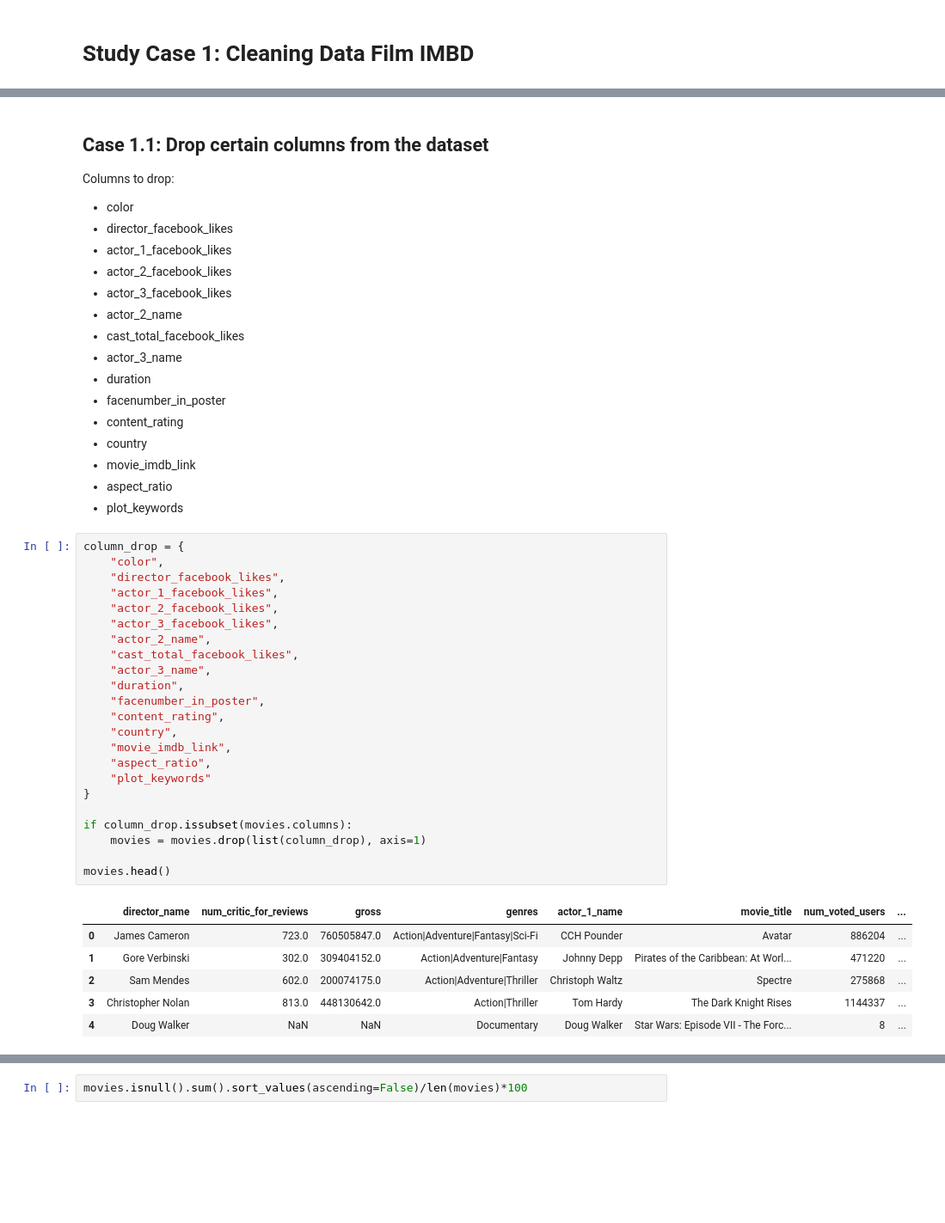
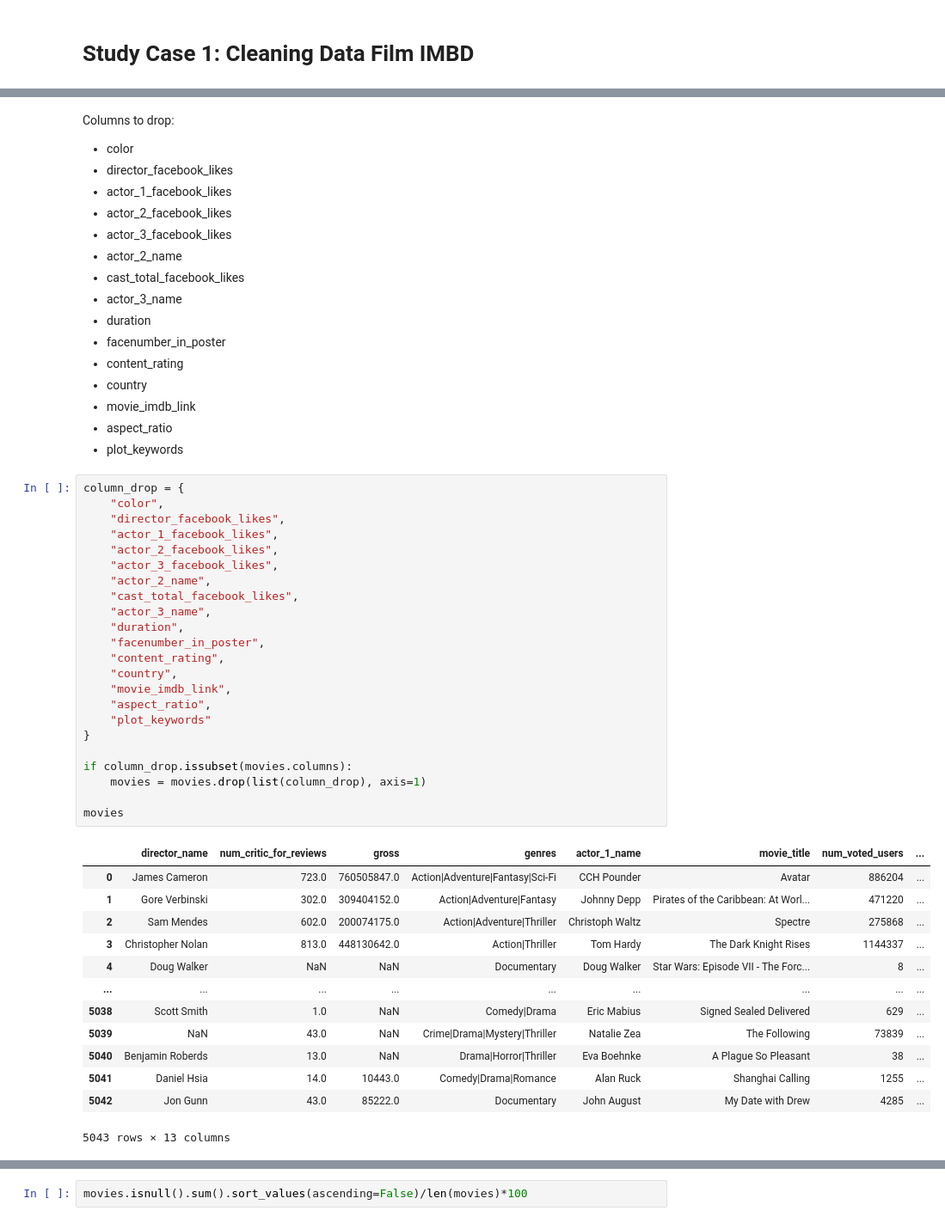
Before and after one commit to rbennum/data-wrangling-lesson, a Jupyter notebook: week-6/week-6.ipynb, the cells around one changed output, grey strips where cells are left out. Shown: that part at 86% size. Saved outputs shown, nothing was run; the diff lists cells and outputs as text; blank space fills up the shorter version.

```diff
--- a/week-6/week-6.ipynb
+++ b/week-6/week-6.ipynb
@@ -18,6 +24,4 @@ movies.head()
 # %% [markdown]
-## Case 1.1: Drop certain columns from the dataset
-
 Columns to drop:
 
 -  color
@@ -38,30 +42,37 @@ Columns to drop:
 # %%
 column_drop = {
     "color",
     "director_facebook_likes",
     "actor_1_facebook_likes",
     "actor_2_facebook_likes",
     "actor_3_facebook_likes",
     "actor_2_name",
     "cast_total_facebook_likes",
     "actor_3_name",
     "duration",
     "facenumber_in_poster",
     "content_rating",
     "country",
     "movie_imdb_link",
     "aspect_ratio",
     "plot_keywords"
 }
 
 if column_drop.issubset(movies.columns):
     movies = movies.drop(list(column_drop), axis=1)
 
-movies.head()
+movies
 # %% [output]
 |  | director_name | num_critic_for_reviews | gross | genres | actor_1_name | movie_title | num_voted_users | ... |
 | 0 | James Cameron | 723.0 | 760505847.0 | Action|Adventure|Fantasy|Sci-Fi | CCH Pounder | Avatar | 886204 | ... |
 | 1 | Gore Verbinski | 302.0 | 309404152.0 | Action|Adventure|Fantasy | Johnny Depp | Pirates of the Caribbean: At Worl... | 471220 | ... |
 | 2 | Sam Mendes | 602.0 | 200074175.0 | Action|Adventure|Thriller | Christoph Waltz | Spectre | 275868 | ... |
 | 3 | Christopher Nolan | 813.0 | 448130642.0 | Action|Thriller | Tom Hardy | The Dark Knight Rises | 1144337 | ... |
 | 4 | Doug Walker | NaN | NaN | Documentary | Doug Walker | Star Wars: Episode VII - The Forc... | 8 | ... |
+| ... | ... | ... | ... | ... | ... | ... | ... | ... |
+| 5038 | Scott Smith | 1.0 | NaN | Comedy|Drama | Eric Mabius | Signed Sealed Delivered | 629 | ... |
+| 5039 | NaN | 43.0 | NaN | Crime|Drama|Mystery|Thriller | Natalie Zea | The Following | 73839 | ... |
+| 5040 | Benjamin Roberds | 13.0 | NaN | Drama|Horror|Thriller | Eva Boehnke | A Plague So Pleasant | 38 | ... |
+| 5041 | Daniel Hsia | 14.0 | 10443.0 | Comedy|Drama|Romance | Alan Ruck | Shanghai Calling | 1255 | ... |
+| 5042 | Jon Gunn | 43.0 | 85222.0 | Documentary | John August | My Date with Drew | 4285 | ... |
+5043 rows × 13 columns
```
Also changed, not shown: parts of 33 cells of this notebook, 2 other files.
